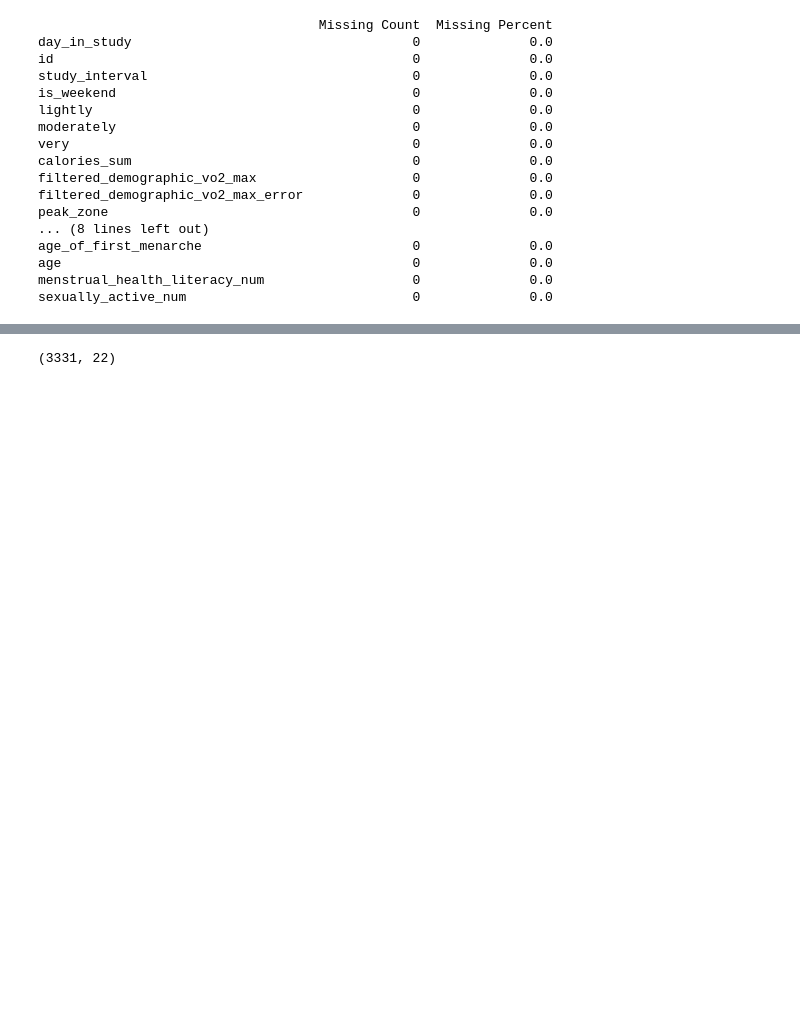
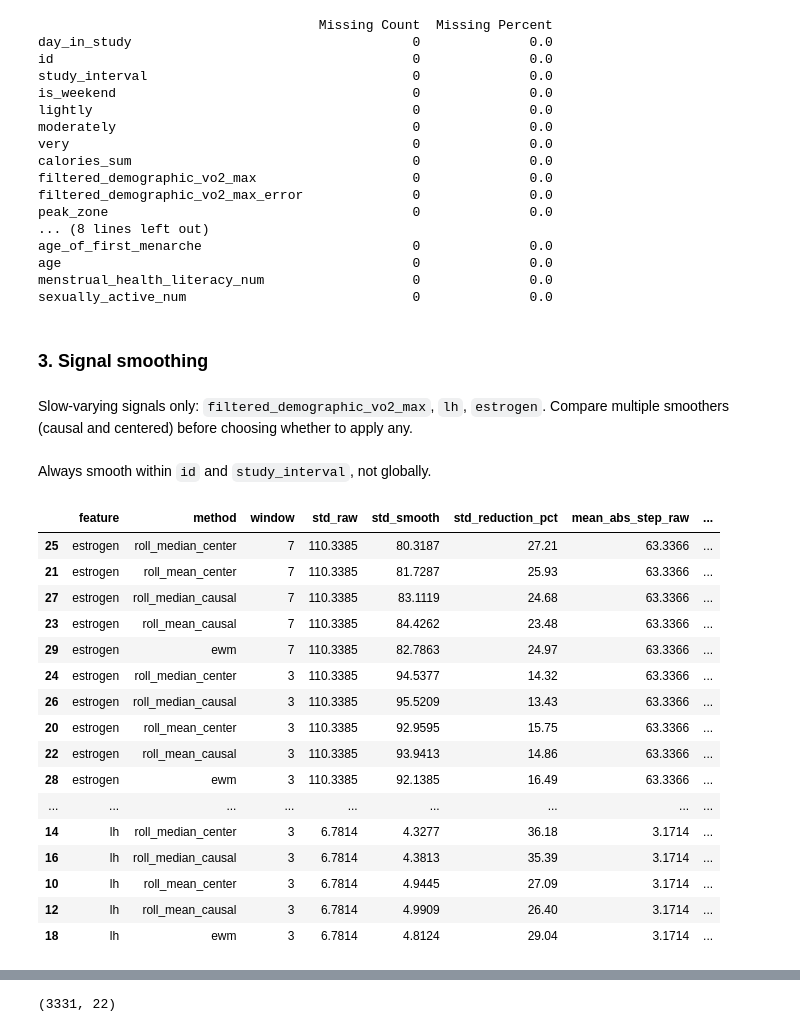
Before and after one commit to EstelleWang-UofT/ML-for-Women, a Jupyter notebook: notebooks/physical activity/merged preprocess.ipynb, the cells around one changed output, grey strips where cells are left out. Drawn from its saved outputs; the diff is of its cells as text; code cells hidden in the pictures; blank space fills up the shorter version.

Commit message:
added signal smoothing

```diff
--- a/notebooks/physical activity/merged preprocess.ipynb
+++ b/notebooks/physical activity/merged preprocess.ipynb
@@ -268,7 +268,10 @@ ___
 # %% [markdown]
 Now, let's handle the missing values in the target variable!
 # %%
-merged_fatigue = merged[merged['fatigue_num'].notnull()]
+merged_fatigue = (
+    merged[merged['fatigue_num'].notna()]
+    .copy()
+)
 # %%
 merged_fatigue.shape
 # %% [output]
@@ -305,3 +308,35 @@ age_of_first_menarche                           0              0.0
 age                                             0              0.0
 menstrual_health_literacy_num                   0              0.0
 sexually_active_num                             0              0.0
+# %% [markdown]
+### 3. Signal smoothing
+# %% [markdown]
+Slow-varying signals only: `filtered_demographic_vo2_max`, `lh`, `estrogen`. Compare multiple smoothers (causal and centered) before choosing whether to apply any.
+# %% [markdown]
+Always smooth within `id` and `study_interval`, not globally.
+# %%
+# makes sure the data is sorted by id, study_interval, and day_in_study before applying smoothing functions (based on time)
+merged_fatigue = merged_fatigue.sort_values(['id', 'study_interval', 'day_in_study'])
+
+smooth_features = [
+    'filtered_demographic_vo2_max',
+    'lh',
+    'estrogen'
+]
+
+# ewm: exponentially weighted moving average, which gives more weight to recent observations.
+# The 'window' parameter controls the degree of weighting decrease, with a smaller window giving more weight to recent observations.
+SMOOTH_CONFIGS = [
+    {'method': 'roll_mean_center', 'window': 3},
+    {'method': 'roll_mean_center', 'window': 7},
+    {'method': 'roll_mean_causal', 'window': 3},
+    {'method': 'roll_mean_causal', 'window': 7},
+    {'method': 'roll_median_center', 'window': 3},
+    {'method': 'roll_median_center', 'window': 7},
+    {'method': 'roll_median_causal', 'window': 3},
+    {'method': 'roll_median_causal', 'window': 7},
+    {'method': 'ewm', 'window': 3},
+    {'method': 'ewm', 'window': 7}
+]
+
+GROUP_COLS = ['id', 'study_interval']
@@ -307,0 +426,27 @@ sexually_active_num                             0              0.0
+# %%
+comparison = compute_smoothing_comparison(
+    merged_fatigue, smooth_features, SMOOTH_CONFIGS, GROUP_COLS
+)
+
+# noise_reduction_pct: primary metric — higher means day-to-day jumps were reduced more.
+display(
+    comparison.sort_values(['feature', 'noise_reduction_pct'], ascending=[True, False])
+)
+# %% [output]
+|  | feature | method | window | std_raw | std_smooth | std_reduction_pct | mean_abs_step_raw | ... |
+| 25 | estrogen | roll_median_center | 7 | 110.3385 | 80.3187 | 27.21 | 63.3366 | ... |
+| 21 | estrogen | roll_mean_center | 7 | 110.3385 | 81.7287 | 25.93 | 63.3366 | ... |
+| 27 | estrogen | roll_median_causal | 7 | 110.3385 | 83.1119 | 24.68 | 63.3366 | ... |
+| 23 | estrogen | roll_mean_causal | 7 | 110.3385 | 84.4262 | 23.48 | 63.3366 | ... |
+| 29 | estrogen | ewm | 7 | 110.3385 | 82.7863 | 24.97 | 63.3366 | ... |
+| 24 | estrogen | roll_median_center | 3 | 110.3385 | 94.5377 | 14.32 | 63.3366 | ... |
+| 26 | estrogen | roll_median_causal | 3 | 110.3385 | 95.5209 | 13.43 | 63.3366 | ... |
+| 20 | estrogen | roll_mean_center | 3 | 110.3385 | 92.9595 | 15.75 | 63.3366 | ... |
+| 22 | estrogen | roll_mean_causal | 3 | 110.3385 | 93.9413 | 14.86 | 63.3366 | ... |
+| 28 | estrogen | ewm | 3 | 110.3385 | 92.1385 | 16.49 | 63.3366 | ... |
+| ... | ... | ... | ... | ... | ... | ... | ... | ... |
+| 14 | lh | roll_median_center | 3 | 6.7814 | 4.3277 | 36.18 | 3.1714 | ... |
+| 16 | lh | roll_median_causal | 3 | 6.7814 | 4.3813 | 35.39 | 3.1714 | ... |
+| 10 | lh | roll_mean_center | 3 | 6.7814 | 4.9445 | 27.09 | 3.1714 | ... |
+| 12 | lh | roll_mean_causal | 3 | 6.7814 | 4.9909 | 26.40 | 3.1714 | ... |
+| 18 | lh | ewm | 3 | 6.7814 | 4.8124 | 29.04 | 3.1714 | ... |
```
Also changed, not shown: parts of 12 cells of this notebook.
